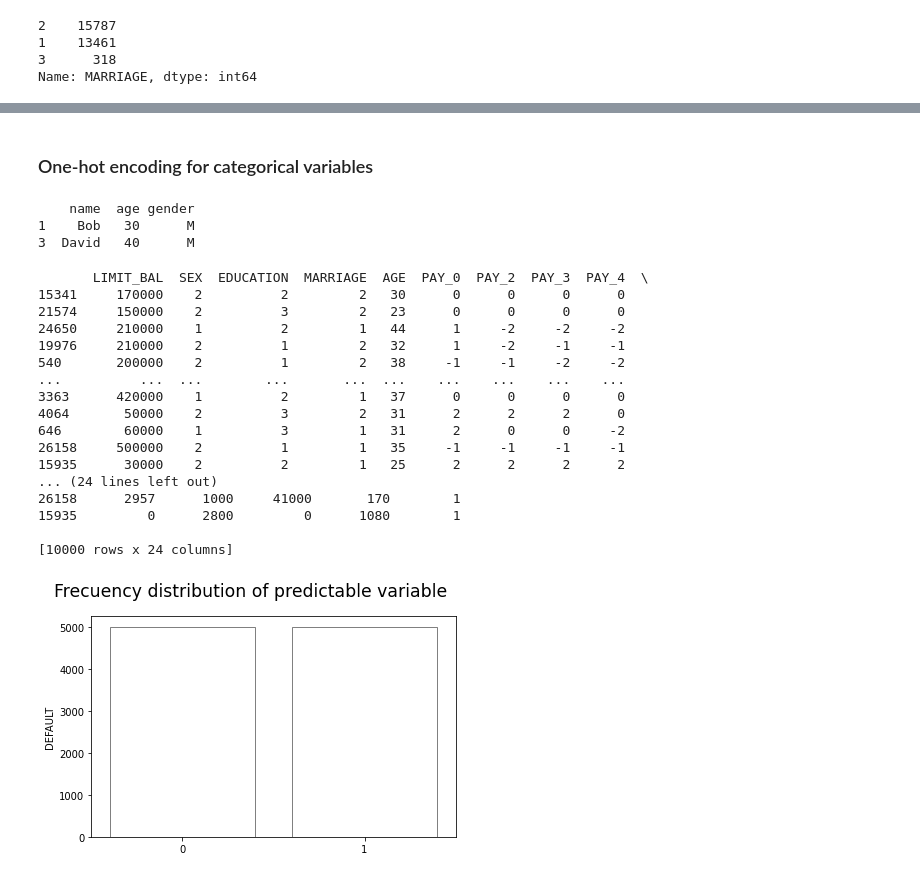
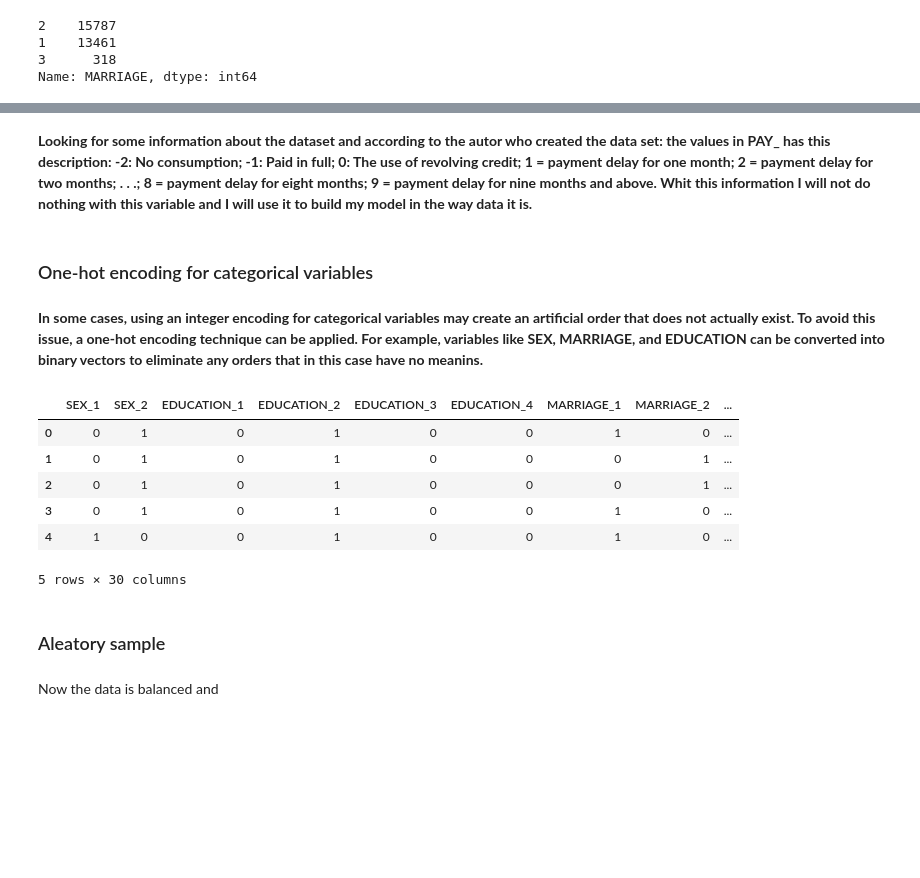
Before and after one commit to pagrkonecta/Konecta_Test, a Jupyter notebook: Konecta_Test_PAGR.ipynb, the cells around one changed output, grey strips where cells are left out. Cells and saved outputs as stored; diff of their text form; code cells hidden in the pictures; blank space fills up the shorter version.

```diff
--- a/Konecta_Test_PAGR.ipynb
+++ b/Konecta_Test_PAGR.ipynb
@@ -413,23 +420,37 @@ Name: PAY_0, dtype: int64
+# %% [markdown]
+**Looking for some information about the dataset and according to the autor who created the data set: the values in PAY_ has this description:
+-2: No consumption; -1: Paid in full; 0: The use of revolving credit; 1 = payment delay for one month; 2 = payment delay for two months; . . .; 8 = payment delay for eight months; 9 = payment delay for nine months and above.
+Whit this information I will not do nothing with this variable and I will use it to build my model in the way data it is.**
 # %% [markdown]
 ### One-hot encoding for categorical variables
-# %%
-import pandas as pd
-
-# create a sample dataframe
-data = {'name': ['Alice', 'Bob', 'Charlie', 'David'],
-        'age': [25, 30, 35, 40],
-        'gender': ['F', 'M', 'F', 'M']}
-df = pd.DataFrame(data)
-
-# drop rows where gender is 'F'
-df.drop(df[df['gender'] == 'F'].index, inplace=True)
-
-# print the modified dataframe
-print(df)
-# %% [output]
-    name  age gender
-1    Bob   30      M
-3  David   40      M
+# %% [markdown]
+**In some cases, using an integer encoding for categorical variables may create an artificial order that does not actually exist. To avoid this issue, a one-hot encoding technique can be applied. For example, variables like SEX, MARRIAGE, and EDUCATION can be converted into binary vectors to eliminate any orders that in this case have no meanins.**
+# %%
+# Set 'category' type to categorical attributes
+for i in ['SEX', 'EDUCATION', 'MARRIAGE']:
+  df[i] = df[i].astype('category')
+
+# one-hot encoding
+df=pd.concat([pd.get_dummies(df['SEX'], prefix='SEX'),
+                pd.get_dummies(df['EDUCATION'], prefix='EDUCATION'),
+                pd.get_dummies(df['MARRIAGE'], prefix='MARRIAGE'),
+                df],axis=1)
+# drop original columns
+df.drop(['EDUCATION'],axis=1, inplace=True)
+df.drop(['SEX'],axis=1, inplace=True)
+df.drop(['MARRIAGE'],axis=1, inplace=True)
+# print samples
+df.head()
+# %% [output]
+|  | SEX_1 | SEX_2 | EDUCATION_1 | EDUCATION_2 | EDUCATION_3 | EDUCATION_4 | MARRIAGE_1 | MARRIAGE_2 | ... |
+| 0 | 0 | 1 | 0 | 1 | 0 | 0 | 1 | 0 | ... |
+| 1 | 0 | 1 | 0 | 1 | 0 | 0 | 0 | 1 | ... |
+| 2 | 0 | 1 | 0 | 1 | 0 | 0 | 0 | 1 | ... |
+| 3 | 0 | 1 | 0 | 1 | 0 | 0 | 1 | 0 | ... |
+| 4 | 1 | 0 | 0 | 1 | 0 | 0 | 1 | 0 | ... |
+5 rows × 30 columns
+# %% [markdown]
+### Aleatory sample
 # %%
 # shuffle the dataframe rows
 df = df.sample(frac=1, random_state=42)
@@ -444,30 +465,12 @@ result = pd.concat([category_a_sample, category_b_sample])
 
 # display the result
 print(result)
-# %% [output]
-       LIMIT_BAL  SEX  EDUCATION  MARRIAGE  AGE  PAY_0  PAY_2  PAY_3  PAY_4  \
-15341     170000    2          2         2   30      0      0      0      0
-21574     150000    2          3         2   23      0      0      0      0
-24650     210000    1          2         1   44      1     -2     -2     -2
-19976     210000    2          1         2   32      1     -2     -1     -1
-540       200000    2          1         2   38     -1     -1     -2     -2
-...          ...  ...        ...       ...  ...    ...    ...    ...    ...
-3363      420000    1          2         1   37      0      0      0      0
-4064       50000    2          3         2   31      2      2      2      0
-646        60000    1          3         1   31      2      0      0     -2
-26158     500000    2          1         1   35     -1     -1     -1     -1
-15935      30000    2          2         1   25      2      2      2      2
-... (24 lines left out)
-26158      2957      1000     41000       170        1
-15935         0      2800         0      1080        1
-
-[10000 rows x 24 columns]
 # %%
 #Categorical variables
 sns.barplot(x=result['DEFAULT'].value_counts().index, y=result['DEFAULT'].value_counts(),
-                errcolor=".5", linewidth=1, edgecolor=".5", facecolor=(0, 0, 0, 0))
+                errcolor='.5', linewidth=1, edgecolor='.5', facecolor=(0, 0, 0, 0))
 plt.suptitle('Frecuency distribution of predictable variable', ha='center', fontsize='xx-large')
 plt.tight_layout()
 plt.show()
-# %% [output]
-[figure, removed]
+# %% [markdown]
+Now the data is balanced and
```
Also changed, not shown: parts of 13 cells of this notebook.
